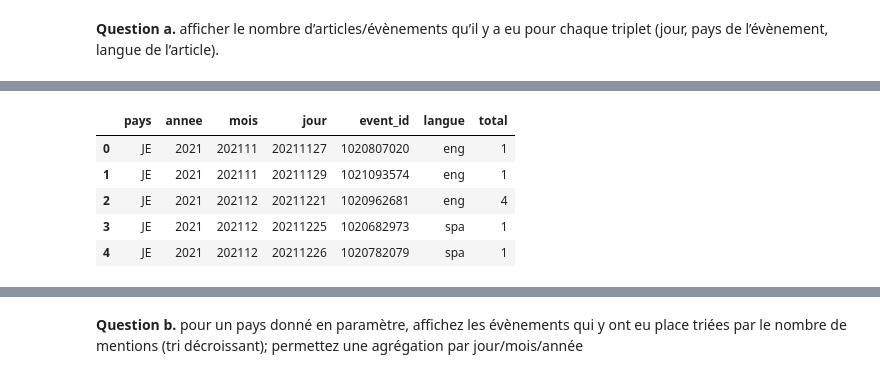
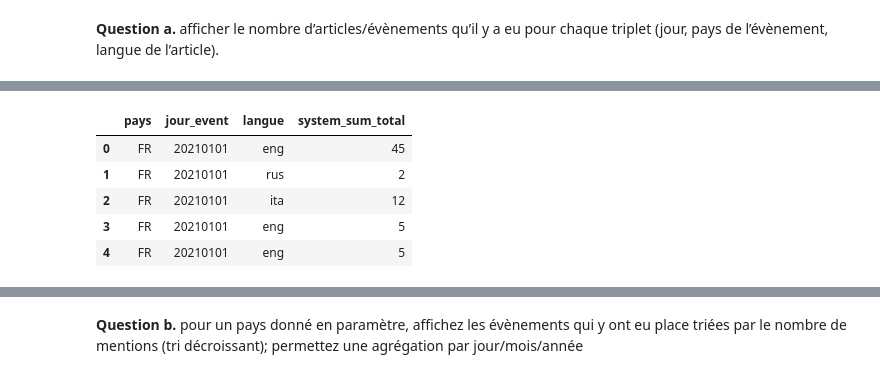
Before and after one commit to pierre-db/SD728_NoSQL-Projet, a Jupyter notebook: rendu/SD728-Projet_NoSQL.ipynb, the cells around one changed output, grey strips where cells are left out. Saved outputs shown, nothing was run; the diff lists cells and outputs as text; code cells hidden in the pictures.

```diff
--- a/rendu/SD728-Projet_NoSQL.ipynb
+++ b/rendu/SD728-Projet_NoSQL.ipynb
@@ -13,6 +18,6 @@ from cassandra.cluster import Cluster
 # %%
-cluster = Cluster(['tp-hadoop-1'])
-session = cluster.connect('test')
+cluster = Cluster(['tp-hadoop-2'])
+session = cluster.connect('production')
 # %% [markdown]
 **Question a.** afficher le nombre d’articles/évènements qu’il y a eu pour chaque triplet (jour, pays de l’évènement, langue de l’article).
 # %%
@@ -21,9 +36,17 @@ data_a = pd.DataFrame(query_a)
+# %%
+# nb d'articles par événement pour triplet jour et pays de l'événement, langue de l'article)
+
+query_a2 = session.execute("SELECT pays, jour_event, langue, SUM(total) \
+                           FROM table_ab \
+                           WHERE pays='FR' \
+                           GROUP BY event_id, annee_event, mois_event, jour_event;")
+data_a2 = pd.DataFrame(query_a2)
 # %%
-data_a.head()
+data_a2.head()
 # %% [output]
-|  | pays | annee | mois | jour | event_id | langue | total |
-| 0 | JE | 2021 | 202111 | 20211127 | 1020807020 | eng | 1 |
-| 1 | JE | 2021 | 202111 | 20211129 | 1021093574 | eng | 1 |
-| 2 | JE | 2021 | 202112 | 20211221 | 1020962681 | eng | 4 |
-| 3 | JE | 2021 | 202112 | 20211225 | 1020682973 | spa | 1 |
-| 4 | JE | 2021 | 202112 | 20211226 | 1020782079 | spa | 1 |
+|  | pays | jour_event | langue | system_sum_total |
+| 0 | FR | 20210101 | eng | 45 |
+| 1 | FR | 20210101 | rus | 2 |
+| 2 | FR | 20210101 | ita | 12 |
+| 3 | FR | 20210101 | eng | 5 |
+| 4 | FR | 20210101 | eng | 5 |
```
Also changed, not shown: parts of 22 cells of this notebook, 3 other files.
